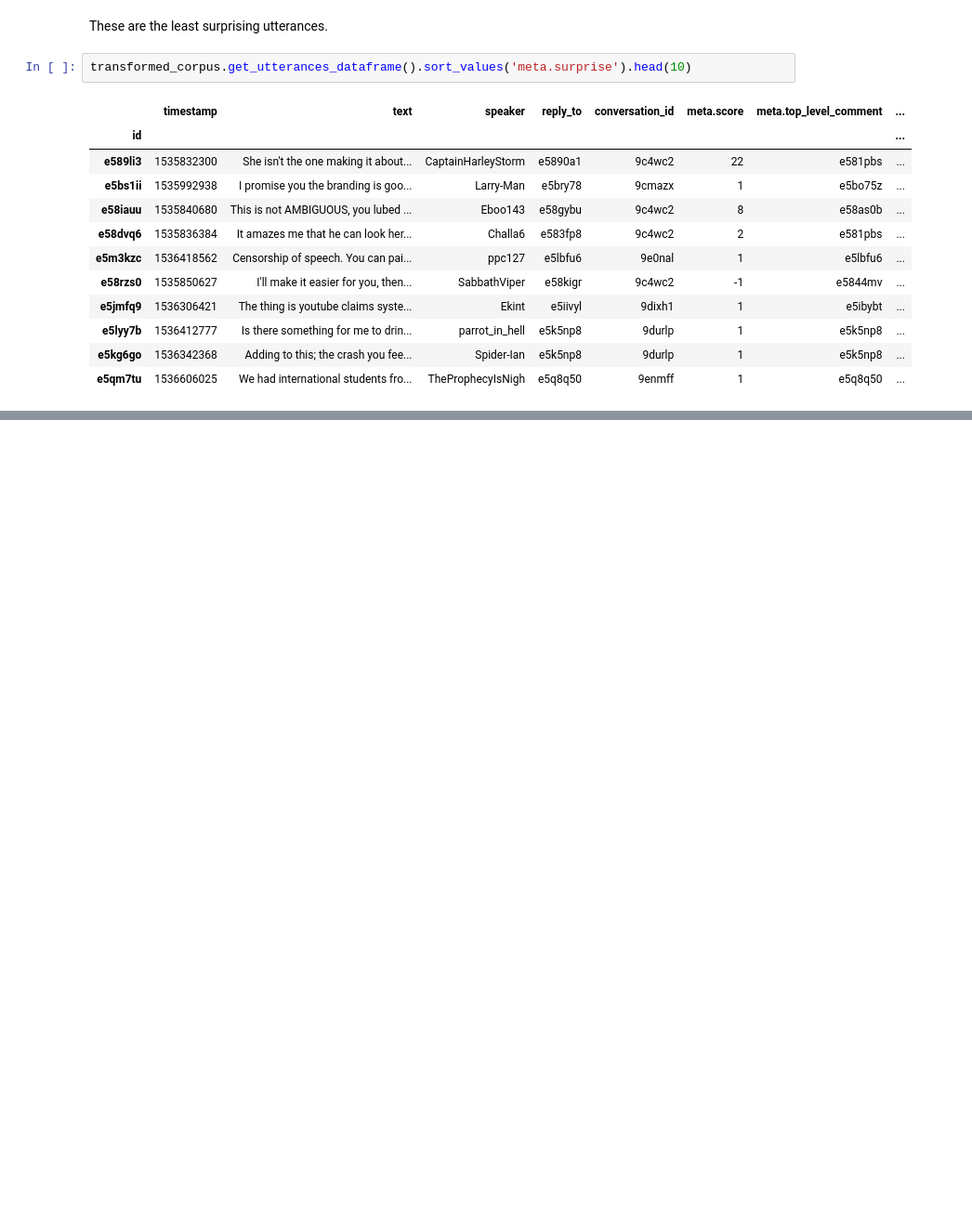
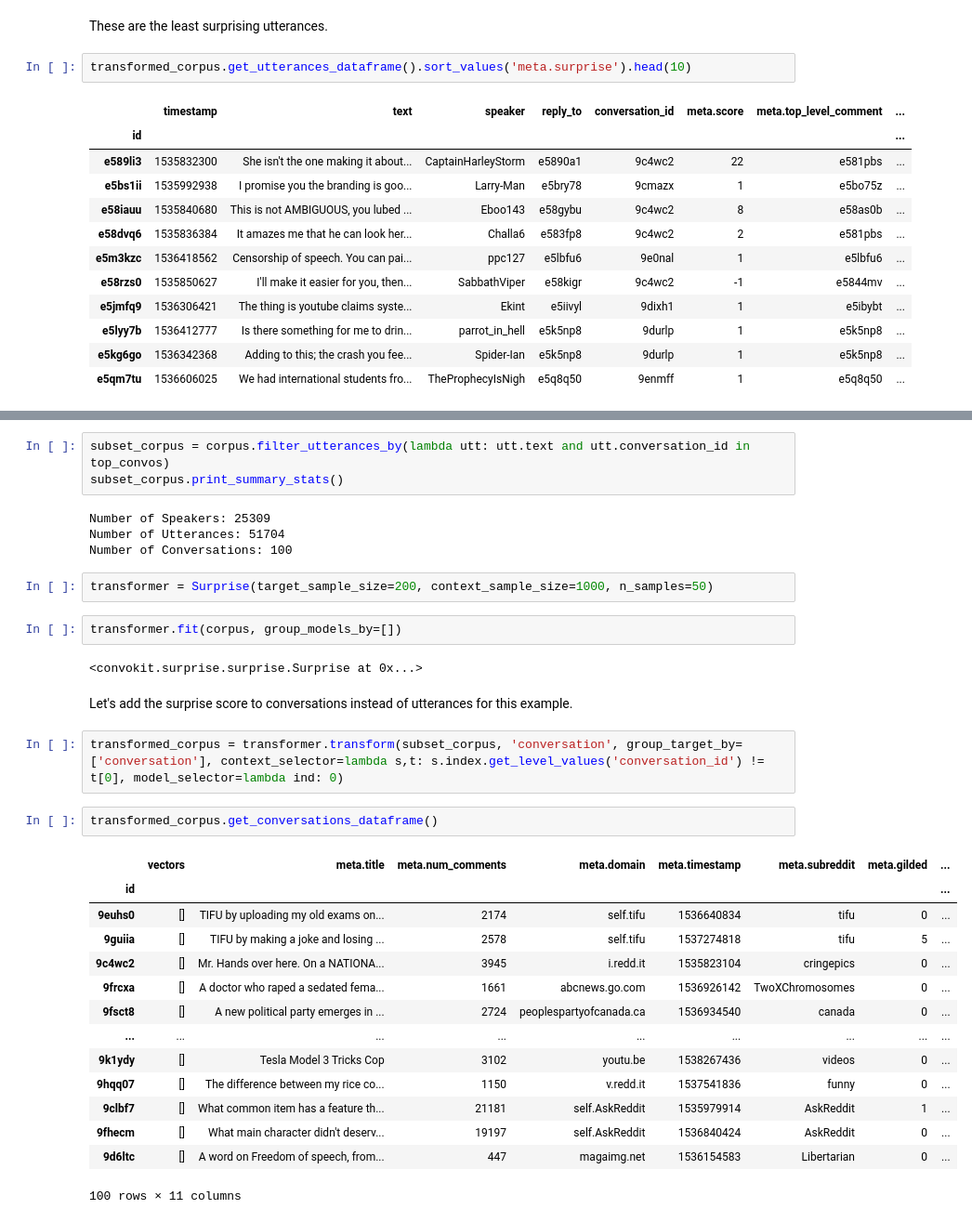
Before and after one commit to rgangela99/Cornell-Conversational-Analysis-Toolkit, a Jupyter notebook: convokit/surprise/demos/surprise_use_cases_demo.ipynb, the cells around one changed output, grey strips where cells are left out. Shown at 93% size. Saved outputs shown, nothing was run; the diff lists cells and outputs as text; blank space fills up the shorter version.

```diff
--- a/convokit/surprise/demos/surprise_use_cases_demo.ipynb
+++ b/convokit/surprise/demos/surprise_use_cases_demo.ipynb
@@ -96,0 +104,34 @@ transformed_corpus.get_utterances_dataframe().sort_values('meta.surprise').head(
+# %%
+subset_corpus = corpus.filter_utterances_by(lambda utt: utt.text and utt.conversation_id in top_convos)
+subset_corpus.print_summary_stats()
+# %% [output]
+Number of Speakers: 25309
+Number of Utterances: 51704
+Number of Conversations: 100
+# %%
+transformer = Surprise(target_sample_size=200, context_sample_size=1000, n_samples=50)
+# %%
+transformer.fit(corpus, group_models_by=[])
+# %% [output]
+<convokit.surprise.surprise.Surprise at 0x...>
+# %% [markdown]
+Let's add the surprise score to conversations instead of utterances for this example.
+# %%
+transformed_corpus = transformer.transform(subset_corpus, 'conversation', group_target_by=['conversation'], context_selector=lambda s,t: s.index.get_level_values('conversation_id') != t[0], model_selector=lambda ind: 0)
+# %%
+transformed_corpus.get_conversations_dataframe()
+# %% [output]
+|  | vectors | meta.title | meta.num_comments | meta.domain | meta.timestamp | meta.subreddit | meta.gilded | ... |
+| id |  |  |  |  |  |  |  | ... |
+| 9euhs0 | [] | TIFU by uploading my old exams on... | 2174 | self.tifu | 1536640834 | tifu | 0 | ... |
+| 9guiia | [] | TIFU by making a joke and losing ... | 2578 | self.tifu | 1537274818 | tifu | 5 | ... |
+| 9c4wc2 | [] | Mr. Hands over here. On a NATIONA... | 3945 | i.redd.it | 1535823104 | cringepics | 0 | ... |
+| 9frcxa | [] | A doctor who raped a sedated fema... | 1661 | abcnews.go.com | 1536926142 | TwoXChromosomes | 0 | ... |
+| 9fsct8 | [] | A new political party emerges in ... | 2724 | peoplespartyofcanada.ca | 1536934540 | canada | 0 | ... |
+| ... | ... | ... | ... | ... | ... | ... | ... | ... |
+| 9k1ydy | [] | Tesla Model 3 Tricks Cop | 3102 | youtu.be | 1538267436 | videos | 0 | ... |
+| 9hqq07 | [] | The difference between my rice co... | 1150 | v.redd.it | 1537541836 | funny | 0 | ... |
+| 9clbf7 | [] | What common item has a feature th... | 21181 | self.AskReddit | 1535979914 | AskReddit | 1 | ... |
+| 9fhecm | [] | What main character didn't deserv... | 19197 | self.AskReddit | 1536840424 | AskReddit | 0 | ... |
+| 9d6ltc | [] | A word on Freedom of speech, from... | 447 | magaimg.net | 1536154583 | Libertarian | 0 | ... |
+100 rows × 11 columns
```
Also changed, not shown: parts of 6 cells of this notebook, 1 other file.
